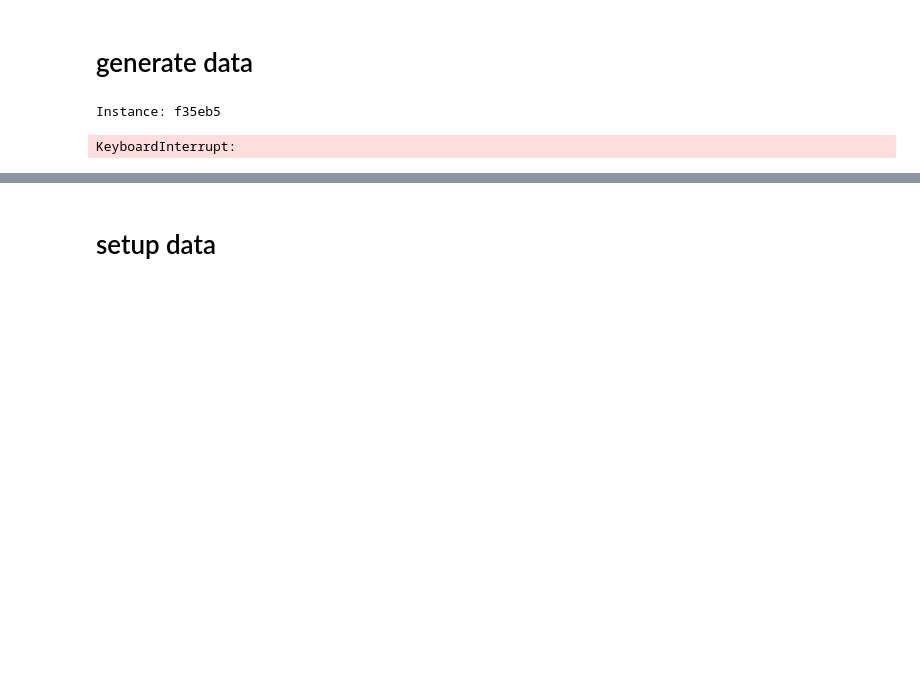
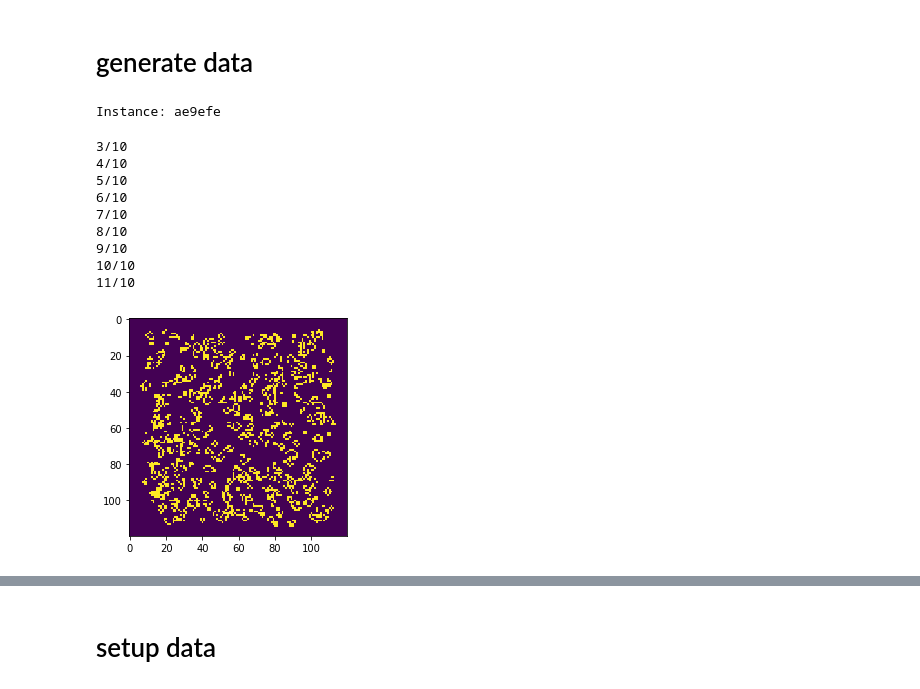
Before and after one commit to LeonKuhne/envision, a Jupyter notebook: Envision.ipynb, the cells around one changed output, grey strips where cells are left out. Cells and saved outputs as stored; diff of their text form; code cells hidden in the pictures; blank space fills up the shorter version.

```diff
--- a/Envision.ipynb
+++ b/Envision.ipynb
@@ -138,8 +136,8 @@ class GameOfLife:
         self.cells = new_cells
 # %%
 # config
-screen_size = 1
-spawn_size = 3000
+screen_size = 4
+spawn_size = 100
 frame = 0
 sim = None
 
@@ -177,23 +175,32 @@ def next_frame(alt_size = None):
 sim = new_game()
 print(f"Instance: {sim.id}")
 # %% [output]
-Instance: f35eb5
+Instance: ae9efe
 # %%
 # practice run manually in batches
-practice_runs = 100
+practice_runs = 10
 
 next_milestone = 1
 milestone_dist = 0.1
 run_profit = milestone_dist * practice_runs
 for i in range(1, practice_runs+1):
     if (i > next_milestone * run_profit):
         next_milestone += 1
         print(f"{i+1}/{practice_runs}")
     sim.tick()
 
 sim.draw(spawn_size+20, spawn_size+20)
 # %% [output]
-KeyboardInterrupt:
+3/10
+4/10
+5/10
+6/10
+7/10
+8/10
+9/10
+10/10
+11/10
+[figure, added]
 # %%
 plt.figure(figsize=(12,9), dpi=80)
 
```
Also changed, not shown: parts of 5 cells of this notebook.
